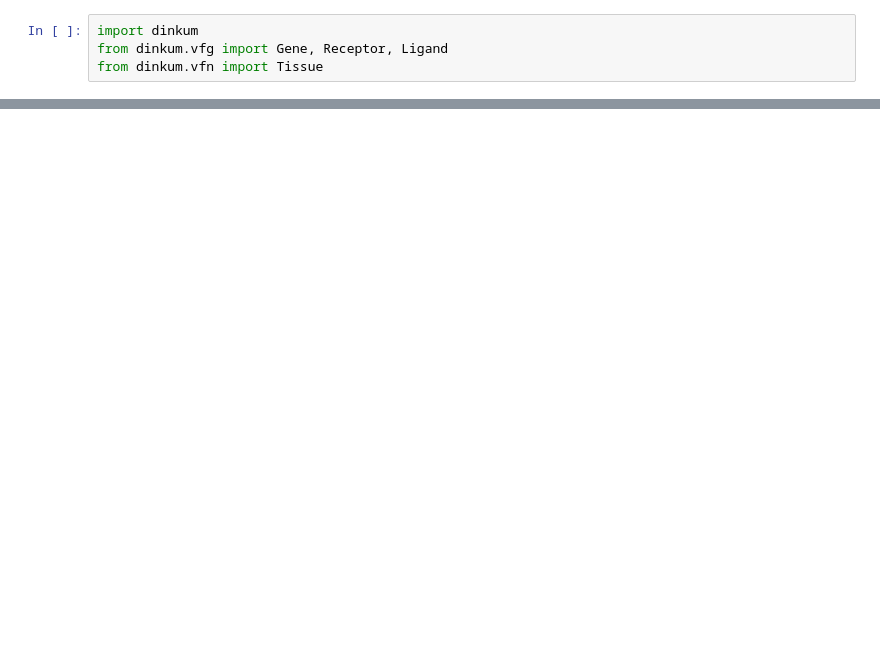
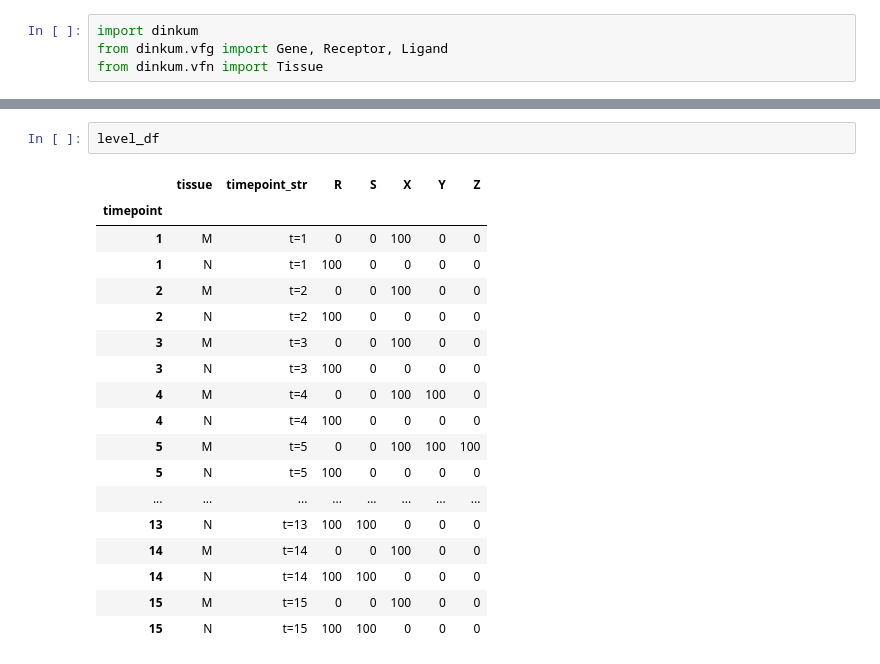
Before and after one commit to dinkum-bio/dinkum, a Jupyter notebook: notebooks/2-simple-oscillation.ipynb, the cells around one changed output, grey strips where cells are left out. Saved outputs shown, nothing was run; the diff lists cells and outputs as text; blank space fills up the shorter version.

```diff
--- a/notebooks/2-simple-oscillation.ipynb
+++ b/notebooks/2-simple-oscillation.ipynb
@@ -67,0 +69,21 @@ start=1 stop=15
+# %%
+level_df
+# %% [output]
+|  | tissue | timepoint_str | R | S | X | Y | Z |
+| timepoint |  |  |  |  |  |  |  |
+| 1 | M | t=1 | 0 | 0 | 100 | 0 | 0 |
+| 1 | N | t=1 | 100 | 0 | 0 | 0 | 0 |
+| 2 | M | t=2 | 0 | 0 | 100 | 0 | 0 |
+| 2 | N | t=2 | 100 | 0 | 0 | 0 | 0 |
+| 3 | M | t=3 | 0 | 0 | 100 | 0 | 0 |
+| 3 | N | t=3 | 100 | 0 | 0 | 0 | 0 |
+| 4 | M | t=4 | 0 | 0 | 100 | 100 | 0 |
+| 4 | N | t=4 | 100 | 0 | 0 | 0 | 0 |
+| 5 | M | t=5 | 0 | 0 | 100 | 100 | 100 |
+| 5 | N | t=5 | 100 | 0 | 0 | 0 | 0 |
+| ... | ... | ... | ... | ... | ... | ... | ... |
+| 13 | N | t=13 | 100 | 100 | 0 | 0 | 0 |
+| 14 | M | t=14 | 0 | 0 | 100 | 0 | 0 |
+| 14 | N | t=14 | 100 | 100 | 0 | 0 | 0 |
+| 15 | M | t=15 | 0 | 0 | 100 | 0 | 0 |
+| 15 | N | t=15 | 100 | 100 | 0 | 0 | 0 |
```
Also changed, not shown: parts of 2 cells of this notebook, 3 other files.
